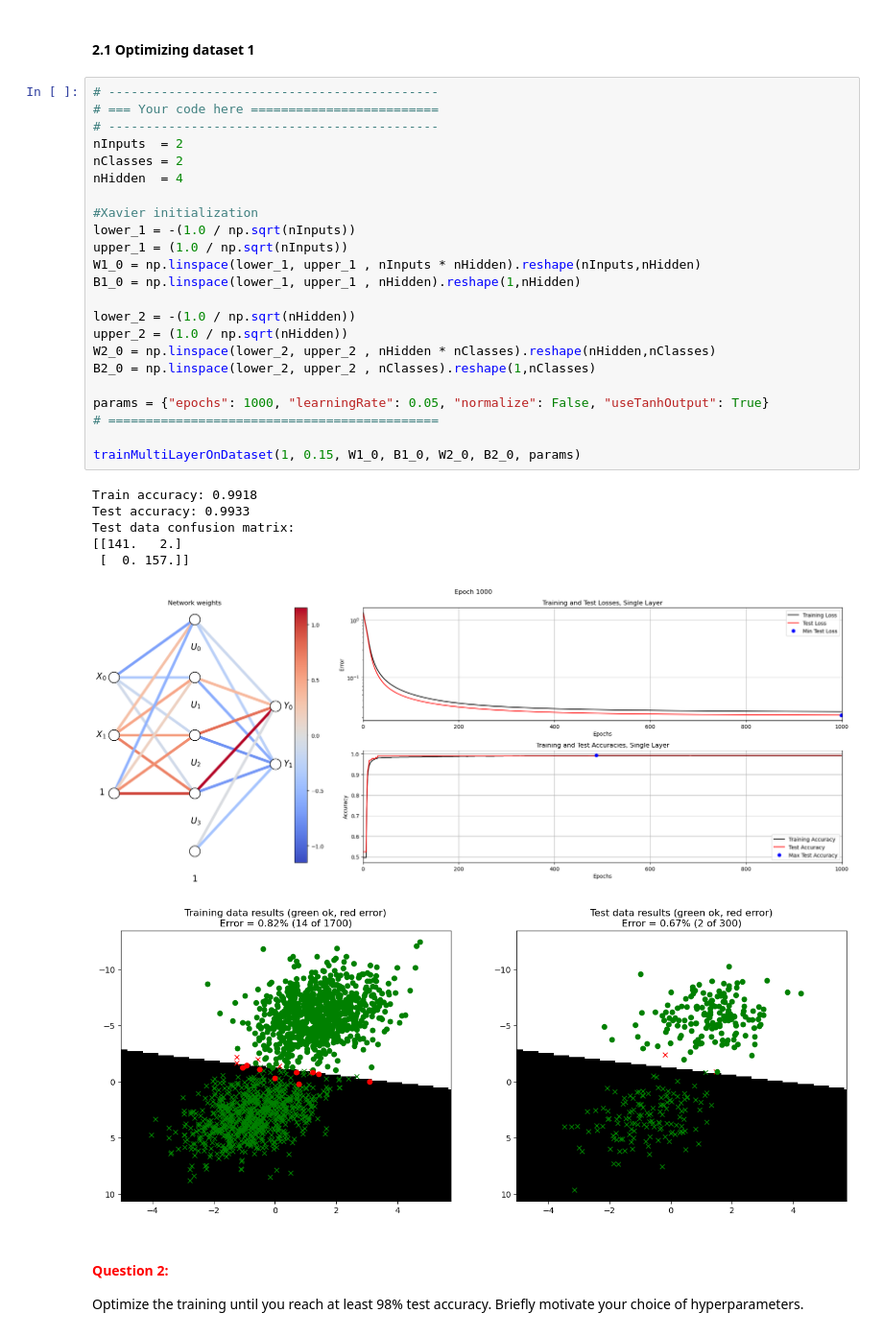
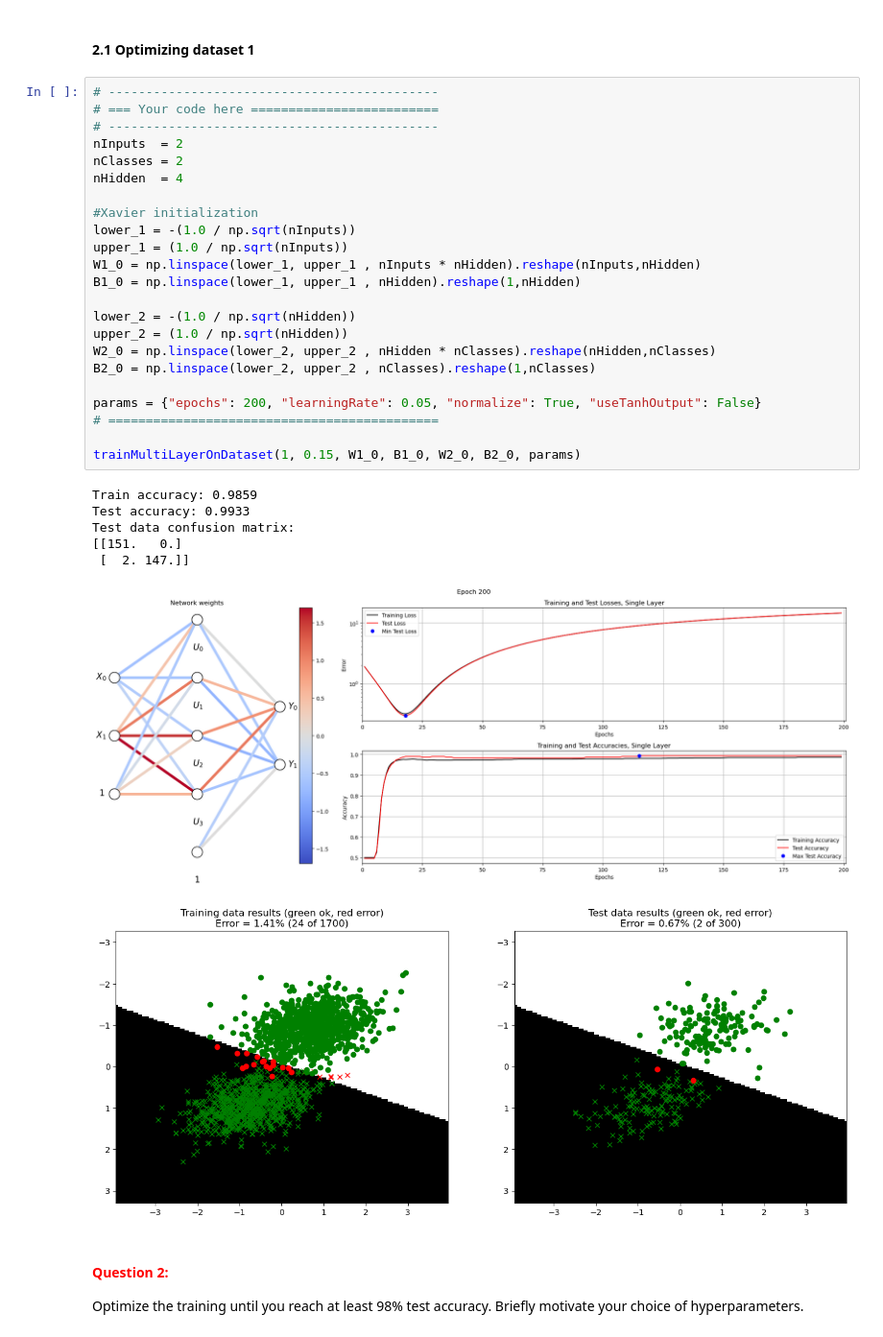
Before and after one commit to ash-rulz/NeuralNet, a Jupyter notebook: A1_Supervised/main3_MultiLayer.ipynb, the cells around one changed output. Shown at 96% size. Drawn from its saved outputs; the diff is of its cells as text.

```diff
--- a/A1_Supervised/main3_MultiLayer.ipynb
+++ b/A1_Supervised/main3_MultiLayer.ipynb
@@ -373,34 +373,34 @@ def  trainMultiLayerOnDataset(datasetNr, testSplit, W1_0, B1_0, W2_0, B2_0, para
 # %%
 # --------------------------------------------
 # === Your code here =========================
 # --------------------------------------------
 nInputs  = 2
 nClasses = 2
 nHidden  = 4
 
 #Xavier initialization
 lower_1 = -(1.0 / np.sqrt(nInputs))
 upper_1 = (1.0 / np.sqrt(nInputs))
 W1_0 = np.linspace(lower_1, upper_1 , nInputs * nHidden).reshape(nInputs,nHidden)
 B1_0 = np.linspace(lower_1, upper_1 , nHidden).reshape(1,nHidden)
 
 lower_2 = -(1.0 / np.sqrt(nHidden))
 upper_2 = (1.0 / np.sqrt(nHidden))
 W2_0 = np.linspace(lower_2, upper_2 , nHidden * nClasses).reshape(nHidden,nClasses)
 B2_0 = np.linspace(lower_2, upper_2 , nClasses).reshape(1,nClasses)
 
-params = {"epochs": 1000, "learningRate": 0.05, "normalize": False, "useTanhOutput": True}
+params = {"epochs": 200, "learningRate": 0.05, "normalize": True, "useTanhOutput": False}
 # ============================================
 
 trainMultiLayerOnDataset(1, 0.15, W1_0, B1_0, W2_0, B2_0, params)
 # %% [output]
-Train accuracy: 0.9918
+Train accuracy: 0.9859
 Test accuracy: 0.9933
 Test data confusion matrix:
-[[141.   2.]
- [  0. 157.]]
+[[151.   0.]
+ [  2. 147.]]
-[figure, old version]
+[figure, new version]
-[figure, old version]
+[figure, new version]
 # %% [markdown]
 #### **<span style="color:red">Question 2:</span>**
 
```
Also changed, not shown: parts of 7 cells of this notebook, 1 other file.
